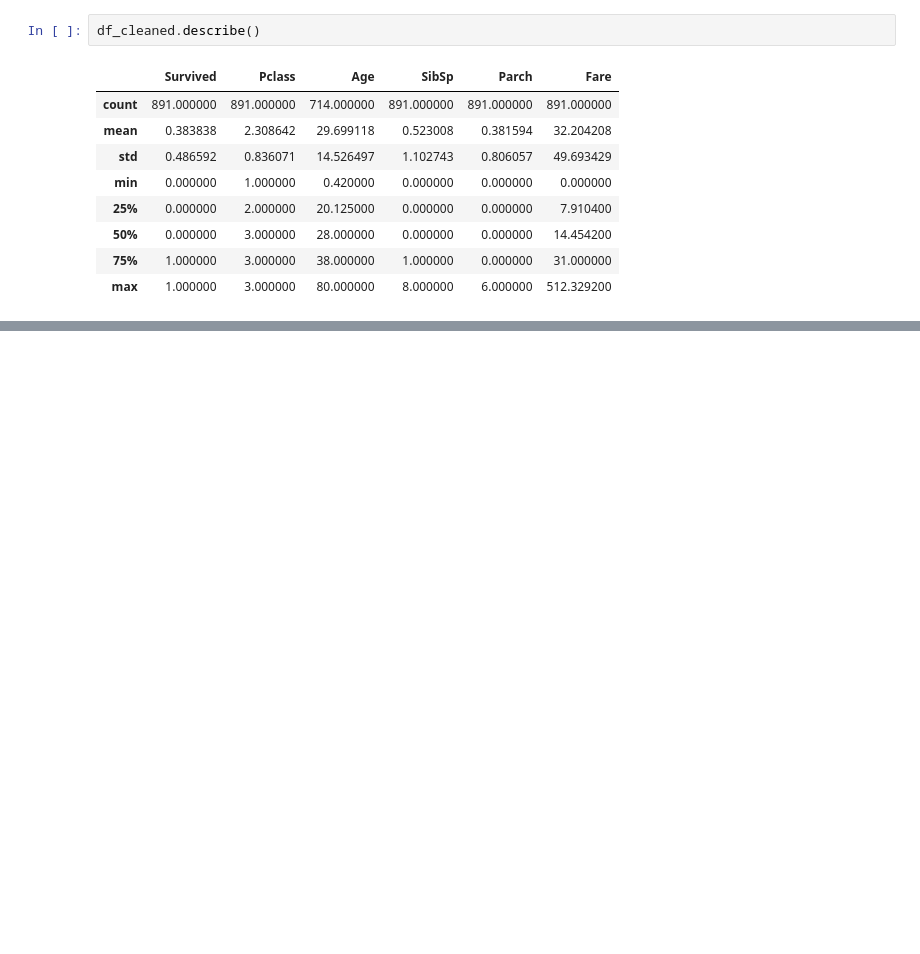
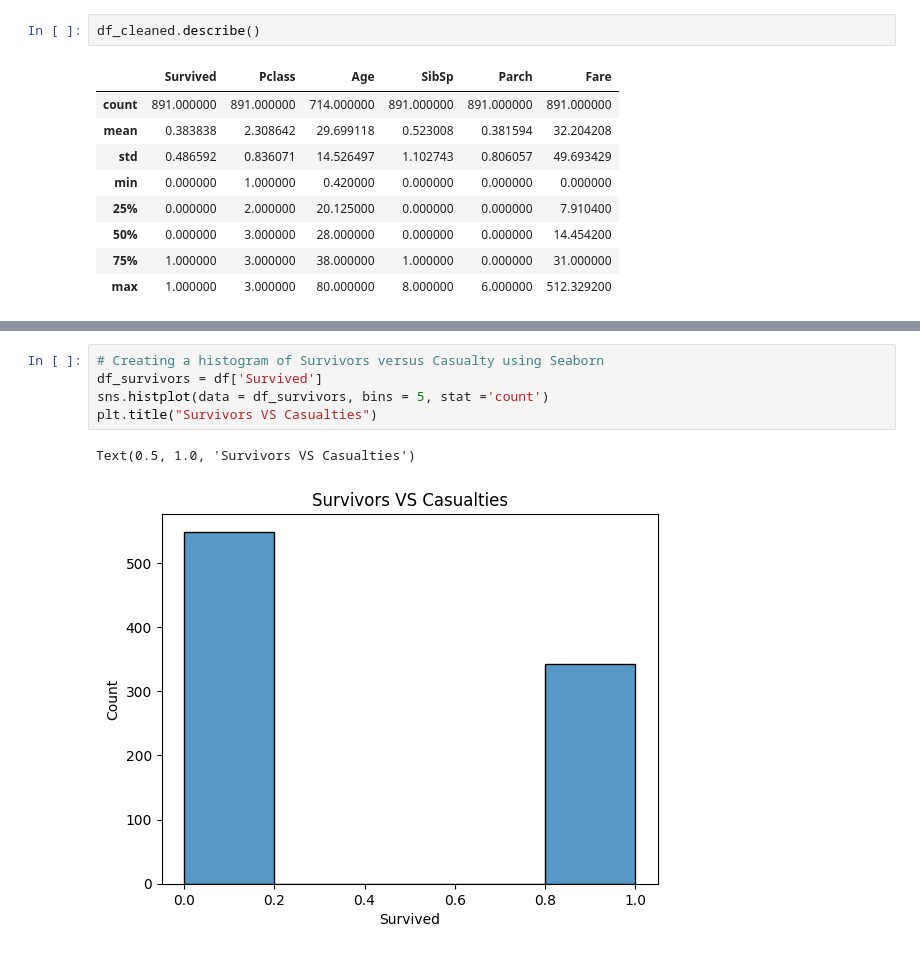
Before and after one commit to puvanans/titanicDataset, a Jupyter notebook: genesis.ipynb, the cells around one changed output, grey strips where cells are left out. Drawn from its saved outputs; the diff is of its cells as text; blank space fills up the shorter version.

```diff
--- a/genesis.ipynb
+++ b/genesis.ipynb
@@ -107,0 +127,8 @@ Text(0.5, 1.0, 'Agewise distribution of the passenger onboard')
+# %%
+# Creating a histogram of Survivors versus Casualty using Seaborn
+df_survivors = df['Survived']
+sns.histplot(data = df_survivors, bins = 5, stat ='count')
+plt.title("Survivors VS Casualties")
+# %% [output]
+Text(0.5, 1.0, 'Survivors VS Casualties')
+[figure, added]
```
Also changed, not shown: parts of 14 cells of this notebook.
